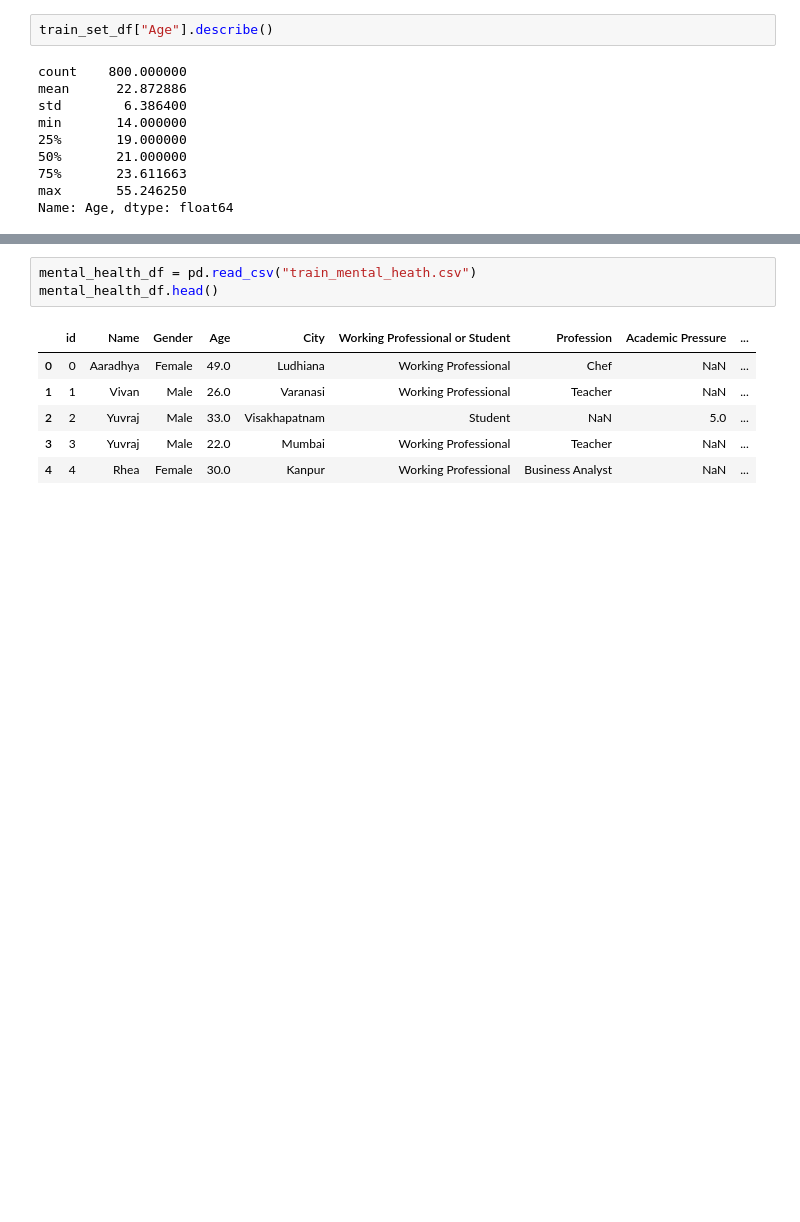
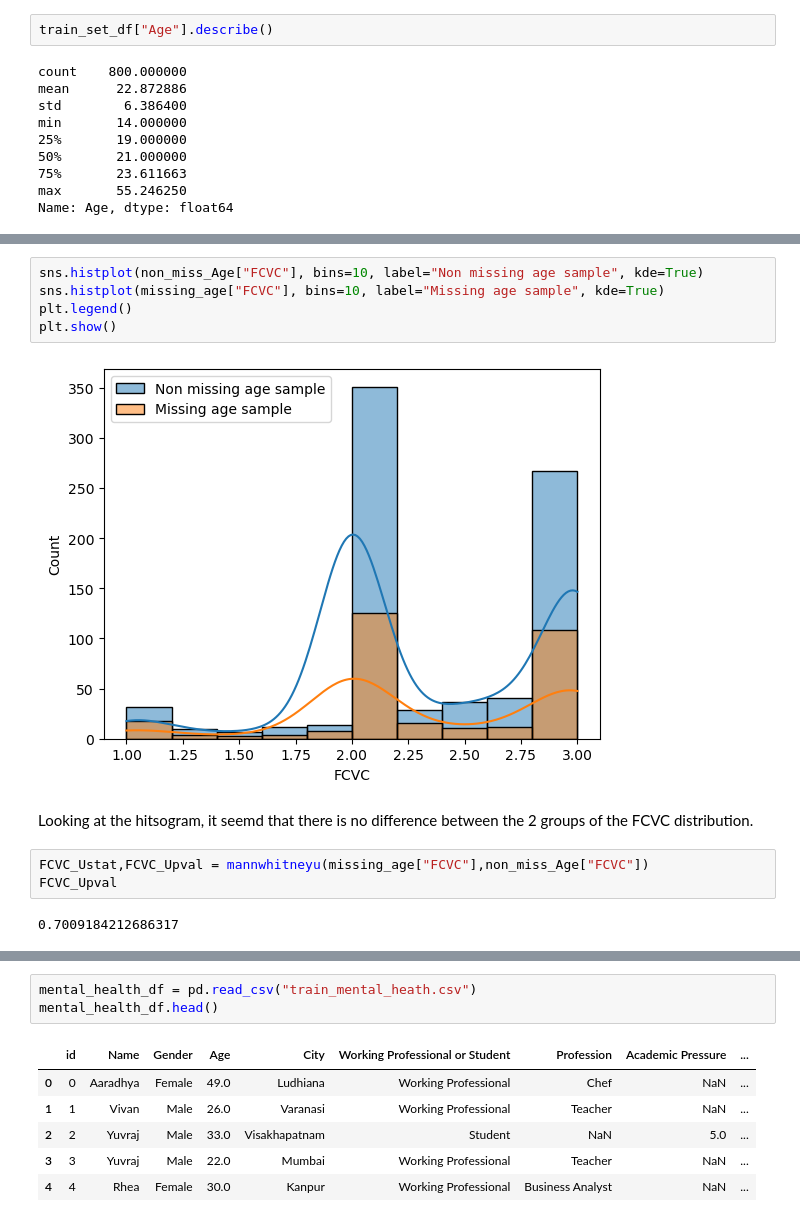
Before and after one commit to flylight-max/Individual_project_obesity, a Jupyter notebook: Untitled-1.ipynb, the cells around one changed output, grey strips where cells are left out. Drawn from its saved outputs; the diff is of its cells as text; blank space fills up the shorter version.

```diff
--- a/Untitled-1.ipynb
+++ b/Untitled-1.ipynb
@@ -174,0 +259,14 @@ Name: proportion, dtype: float64
+# %%
+sns.histplot(non_miss_Age["FCVC"], bins=10, label="Non missing age sample", kde=True)
+sns.histplot(missing_age["FCVC"], bins=10, label="Missing age sample", kde=True)
+plt.legend()
+plt.show()
+# %% [output]
+[figure, added]
+# %% [markdown]
+Looking at the hitsogram, it seemd that there is no difference between the 2 groups of the FCVC distribution.
+# %%
+FCVC_Ustat,FCVC_Upval = mannwhitneyu(missing_age["FCVC"],non_miss_Age["FCVC"])
+FCVC_Upval
+# %% [output]
+0.7009184212686317
```
Also changed, not shown: parts of 28 cells of this notebook.
